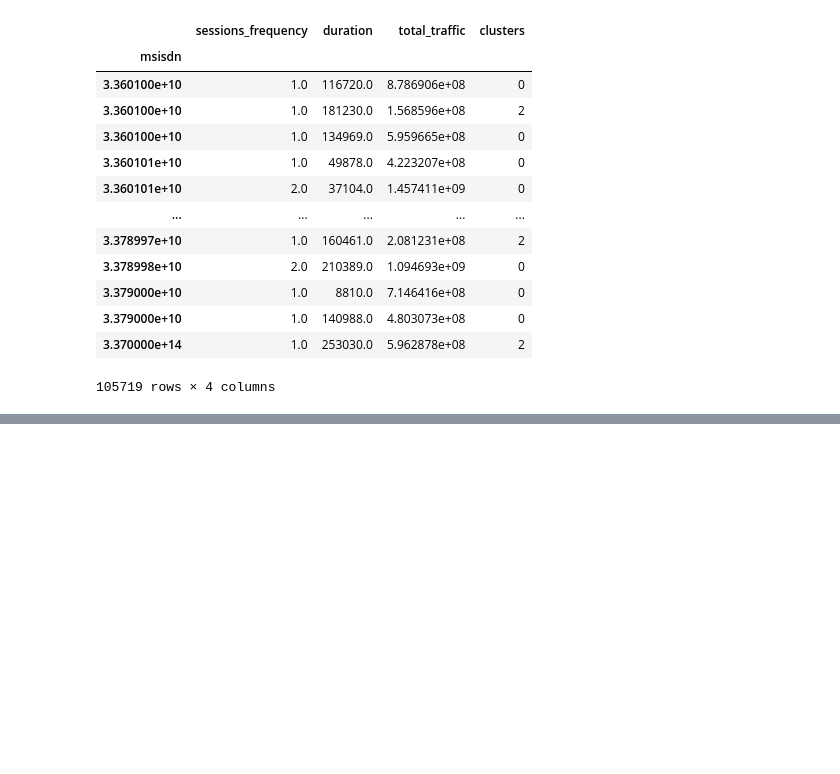
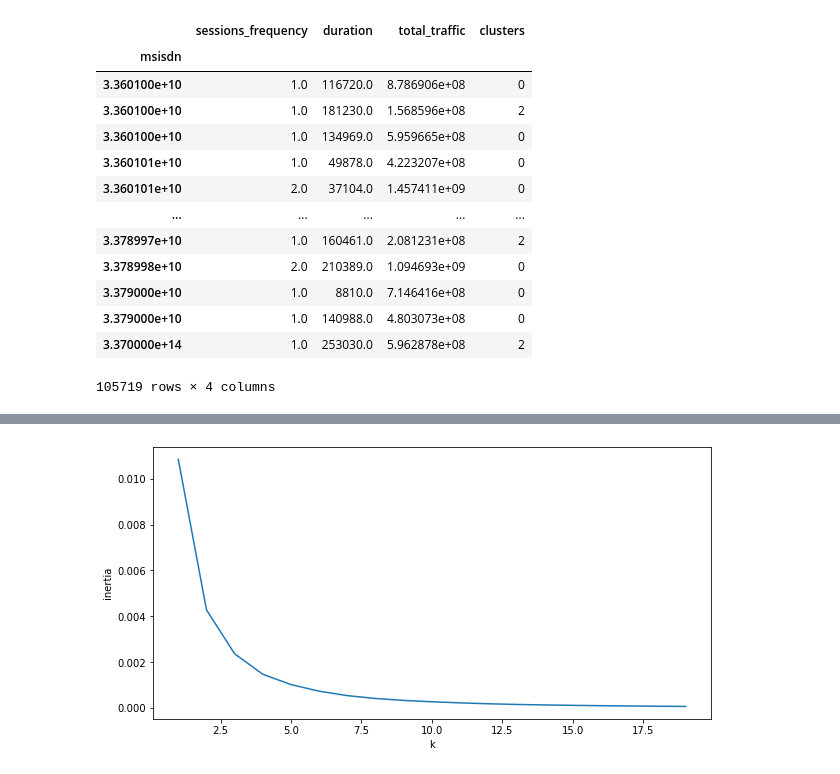
Before and after one commit to Bina-man/Telecom-Data, a Jupyter notebook: notebooks/User Engagement analysis.ipynb, the cells around one changed output, grey strips where cells are left out. Saved outputs shown, nothing was run; the diff lists cells and outputs as text; code cells hidden in the pictures; blank space fills up the shorter version.

```diff
--- a/notebooks/User Engagement analysis.ipynb
+++ b/notebooks/User Engagement analysis.ipynb
@@ -343,6 +343,5 @@ File Successfully Saved.!!!
 
 inertias = []
 for k in range(1, 20):
-
     kmeans_2 = KMeans(n_clusters=k, init='k-means++').fit(normalized_metrics)
-    inertias.append([k, kmeans.inertia_])
+    inertias.append([k, kmeans_2.inertia_])
@@ -348,0 +370,7 @@ for k in range(1, 20):
+# %%
+# plot inertia using line graph with k as x-axis and inertia as y-axis and use seaborn to plot it and the horizontal separation be 1
+plt.figure(figsize=(10,5))
+sns.lineplot(x='k', y='inertia', data=pd.DataFrame(inertias, columns=['k', 'inertia']))
+plt.show()
+# %% [output]
+[figure, added]
```
Also changed, not shown: parts of 5 cells of this notebook, 5 other files.
